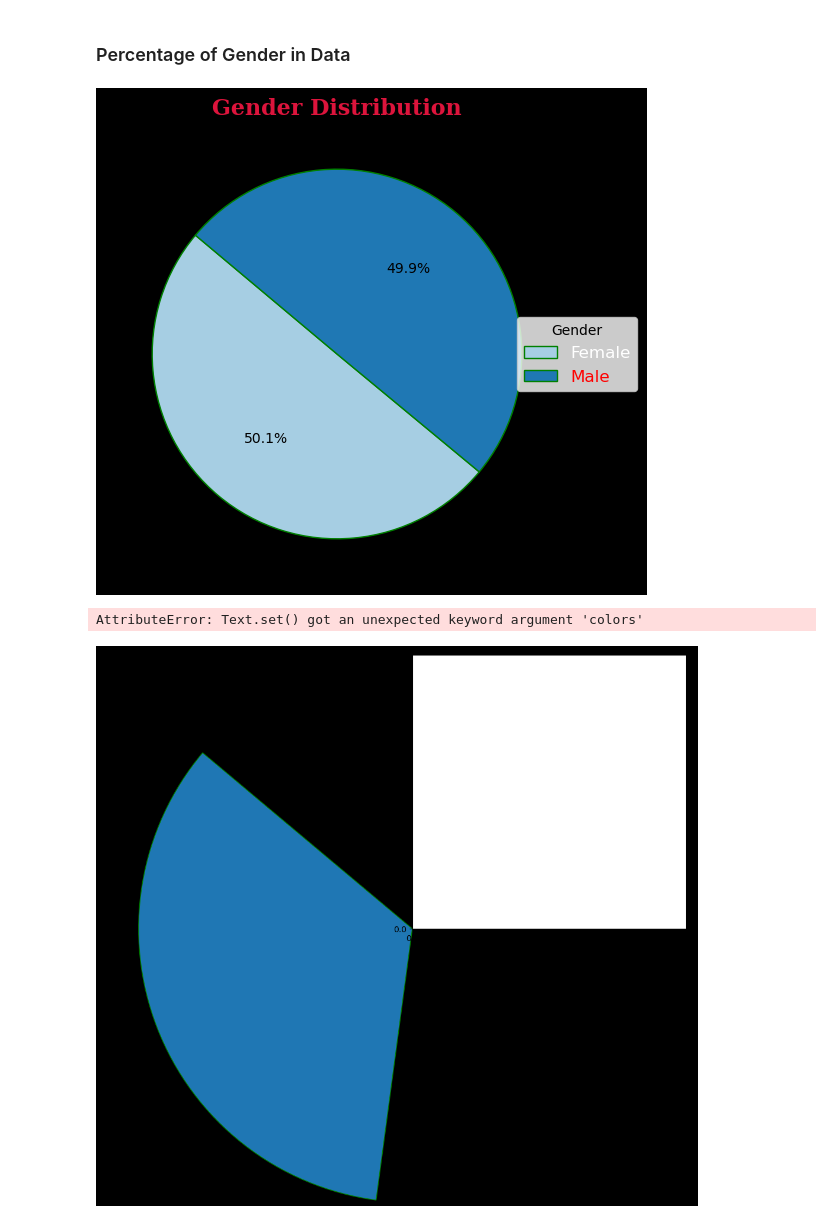
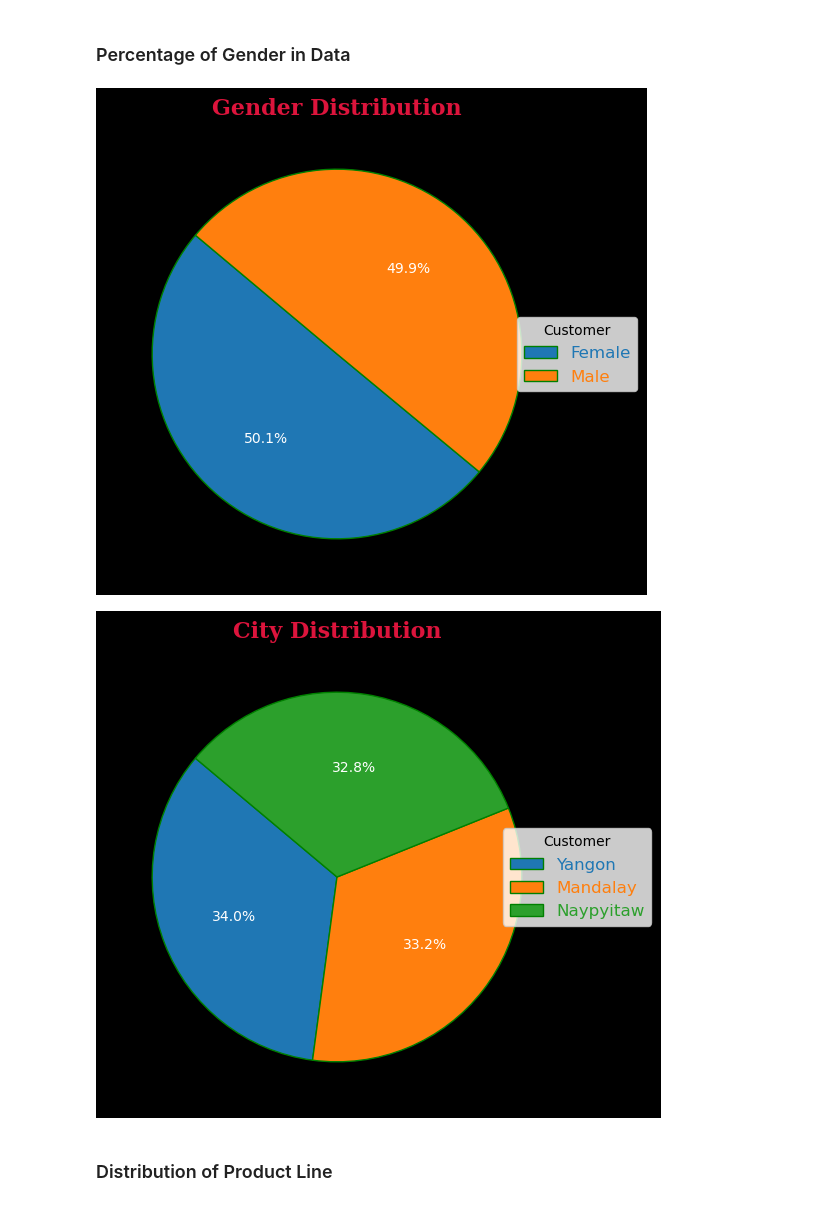
Before and after one commit to cyberfantics/Corvit-Courses, a Jupyter notebook: Artificial Intelligence/DataScience/Projects/Super Market Sales Analysis/Super Market sales Analysis.ipynb, the cells around one changed output. Saved outputs shown, nothing was run; the diff lists cells and outputs as text; code cells hidden in the pictures.

```diff
--- a/Artificial Intelligence/DataScience/Projects/Super Market Sales Analysis/Super Market sales Analysis.ipynb
+++ b/Artificial Intelligence/DataScience/Projects/Super Market Sales Analysis/Super Market sales Analysis.ipynb
@@ -72,6 +72,3 @@ df.head(2)
-# %%
-df[['Year', 'Month', 'Day']] = df['Date'].str.split('/', expand=True)
-# df.drop(columns='Date', inplace=True)
 # %%
 df.head()
 # %% [output]
@@ -358,43 +354,53 @@ g_count = df['Gender'].value_counts()
 fig, ax = plt.subplots(figsize=(14, 6))
 fig.patch.set_color('#000000')
 
+labels=g_count.index
 # Pie chart on the first subplot
-ax.pie(g_count, labels=g_count.index, autopct='%1.1f%%', colors=plt.cm.Paired(range(len(g_count))),
-          startangle=140, wedgeprops=dict(edgecolor='green'))
+ax.pie(g_count, autopct='%1.1f%%', colors=colors_bar,
+          startangle=140, wedgeprops=dict(edgecolor='green'),textprops=dict(color='#ffffff'))
 
 ax.set_title('Gender Distribution', fontdict=title_font)
 
 # Adding a custom legend
-legend = ax.legend(title='Gender', bbox_to_anchor=(1.02, 0.5), loc='center', fontsize='12')
+
+legend_elements = [Patch(facecolor=color, edgecolor='green', label=label) for color, label in zip(colors_bar, labels)]
+# Adding a custom legend
+legend = ax.legend(handles=legend_elements, title='Customer', bbox_to_anchor=(1.02, 0.5), loc='center', fontsize='12')
 
 # Set the color of legend text from the predefined list
-for text, color in zip(legend.get_texts(), colors_xtick):
+for text, color in zip(legend.get_texts(), colors_bar):
     text.set_color(color)
 
 plt.show()
 # %% [output]
-[figure, old version]
+[figure, new version]
 # %%
 c_count = df['City'].value_counts()
 # %%
-# Create a figure with two subplots
+# Create a figure with one subplot
 fig, ax = plt.subplots(figsize=(14, 6))
-fig.patch.set_color('#000000')
+fig.patch.set_color('#000000')  # Set the background color of the figure
 
-# Pie chart on the first subplot
-ax.pie(c_count, labels=c_count.index, autopct='%1.1f%%', colors=colors_bar,
-          startangle=140, wedgeprops=dict(edgecolor='green'),textprops=dict(colors=colors_xtick))
+labels=c_count.index
+# Pie chart on the subplot
+wedges, texts, autotexts = ax.pie(c_count, autopct='%1.1f%%', colors=colors_bar,
+                                  startangle=140, wedgeprops=dict(edgecolor='green'), textprops=dict(color='#ffffff'))
 
 ax.set_title('City Distribution', fontdict=title_font)
 
+
 # Adding a custom legend
-legend = ax.legend(title='City', bbox_to_anchor=(1.02, 0.5), loc='center', fontsize='12')
+
+legend_elements = [Patch(facecolor=color, edgecolor='green', label=label) for color, label in zip(colors_bar, labels)]
+# Adding a custom legend
+legend = ax.legend(handles=legend_elements, title='Customer', bbox_to_anchor=(1.02, 0.5), loc='center', fontsize='12')
 
 # Set the color of legend text from the predefined list
-for text, color in zip(legend.get_texts(), colors_xtick):
+for text, color in zip(legend.get_texts(), colors_bar):
     text.set_color(color)
 
 plt.show()
 # %% [output]
-AttributeError: Text.set() got an unexpected keyword argument 'colors'
-[figure, old version]
+[figure, new version]
+# %% [markdown]
+### Distribution of Product Line
```
Also changed, not shown: parts of 26 cells of this notebook.
